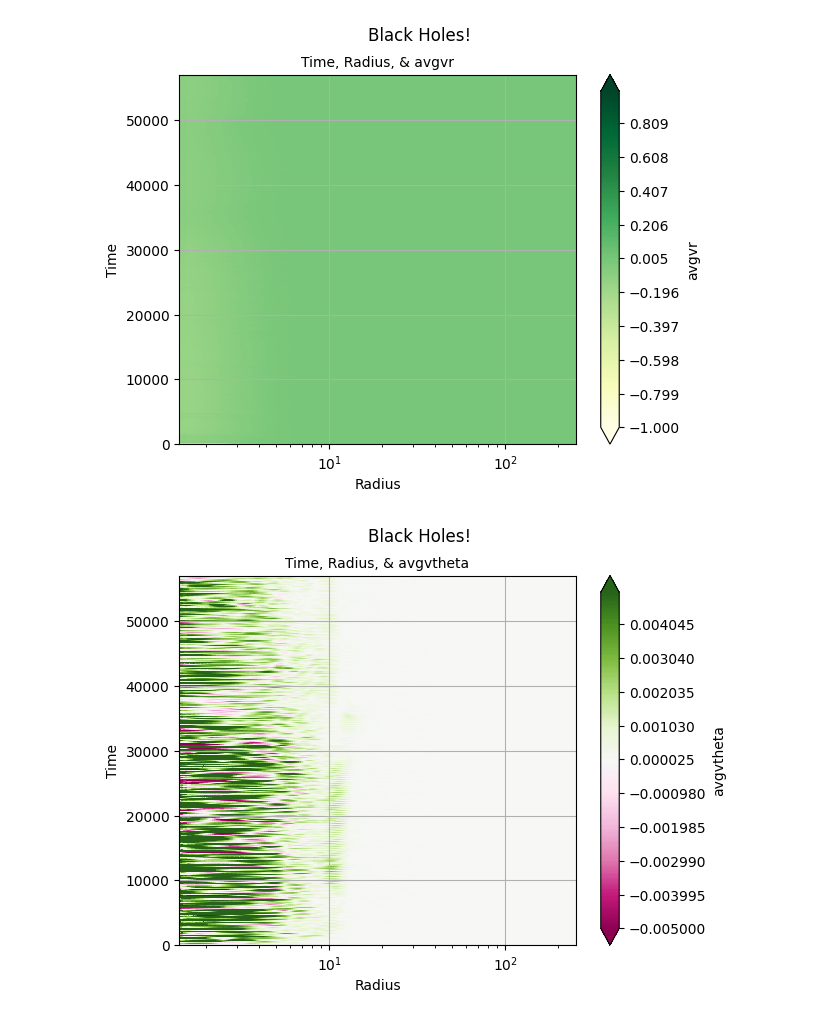
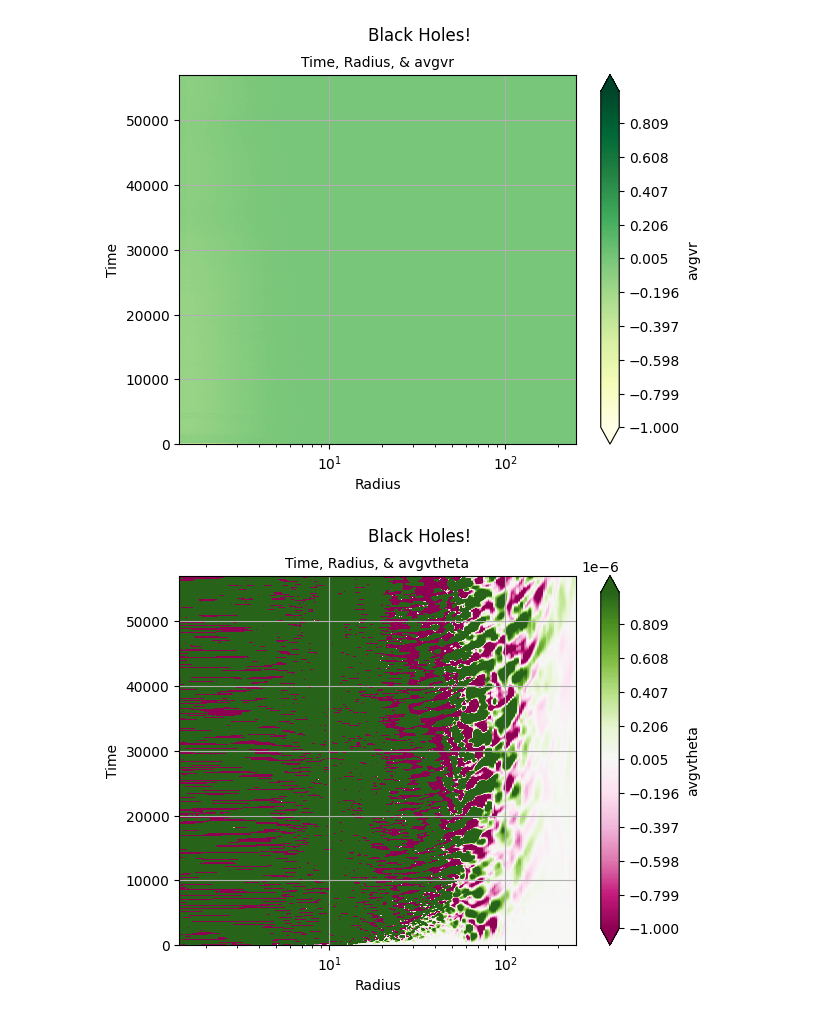
Before and after one commit to AzaleaSh/Variability-in-Black-Holes, a Jupyter notebook: initialmaps.ipynb, the cells around one changed output. Cells and saved outputs as stored; diff of their text form; code cells hidden in the pictures.

```diff
--- a/initialmaps.ipynb
+++ b/initialmaps.ipynb
@@ -4,10 +4,10 @@ import matplotlib.pyplot as plt
 from scipy.fft import fft, fftfreq, rfftfreq, rfft
 import pandas as pd
 
-mdotdf = pd.read_csv('Mdot', sep = '\t', header=None, names = ['time', 'radius', 'mdot'])
-avgvrdf = pd.read_csv('AvgVr', sep = '\t', header=None, names = ['time', 'radius', 'avgvr'])
-avgvtheta = pd.read_csv('AvgVtheta', sep = '\t', header=None, names = ['time', 'radius', 'avgvtheta'])
-avgvphi = pd.read_csv('AvgVphi', sep = '\t', header=None, names = ['time', 'radius', 'avgvphi'])
+mdotdf = pd.read_csv('/workspaces/Variability-in-Black-Holes/data/Mdot', sep = '\t', header=None, names = ['time', 'radius', 'mdot'])
+avgvrdf = pd.read_csv('/workspaces/Variability-in-Black-Holes/data/AvgVr', sep = '\t', header=None, names = ['time', 'radius', 'avgvr'])
+avgvtheta = pd.read_csv('/workspaces/Variability-in-Black-Holes/data/AvgVtheta', sep = '\t', header=None, names = ['time', 'radius', 'avgvtheta'])
+avgvphi = pd.read_csv('/workspaces/Variability-in-Black-Holes/data/AvgVphi', sep = '\t', header=None, names = ['time', 'radius', 'avgvphi'])
 
 #extend = 'both', levels = np.arange(-4, 4, 200)
 
@@ -16,34 +16,34 @@ def plot_color_map(df, variable, binmin, binmax, cmap):
   xd_data = []
   for radius in df.radius.unique():
     df_new = df.loc[df['radius'] == radius]
     var_array = np.array(df_new[f'{variable}'])
     xd_data.append(var_array)
   xd_df = pd.DataFrame(xd_data)
   xd_df = xd_df.transpose()
   time_df = df.time.unique()
   radius_df = df.radius.unique()
   plt.contourf(radius_df, time_df, xd_df, cmap = cmap, extend = 'both', levels =np.linspace(binmin, binmax, 200))
   plt.colorbar(label = f'{variable}')
   plt.title(f'Time, Radius, & {variable}', fontsize = 10)
   plt.suptitle('Black Holes!')
   plt.xlabel('Radius')
   plt.ylabel('Time')
   plt.xscale('log')
   plt.xlim(0, df.radius.max())
   plt.grid()
   plt.show()
 
 
 
 dfs = [mdotdf, avgvrdf, avgvtheta, avgvphi]
 variables = ['mdot', 'avgvr', 'avgvtheta', 'avgvphi']
 cmap = ['PiYG', 'YlGn', 'PiYG', 'YlGn']
-binmini = [-1e-20, -1,-0.005,-1]
-binmaxi = [1e-20,1,0.005,1]
+binmini = [-1e-20, -1,-1e-6,-1]
+binmaxi = [1e-20,1,1e-6,1]
 for df, var, min, max, map in zip(dfs, variables, binmini, binmaxi, cmap):
   plot_color_map(df, var, min,max, map)
 # %% [output]
 [figure]
 [figure]
-[figure, old version]
+[figure, new version]
 [figure]
```
Also changed, not shown: 5 other files.
